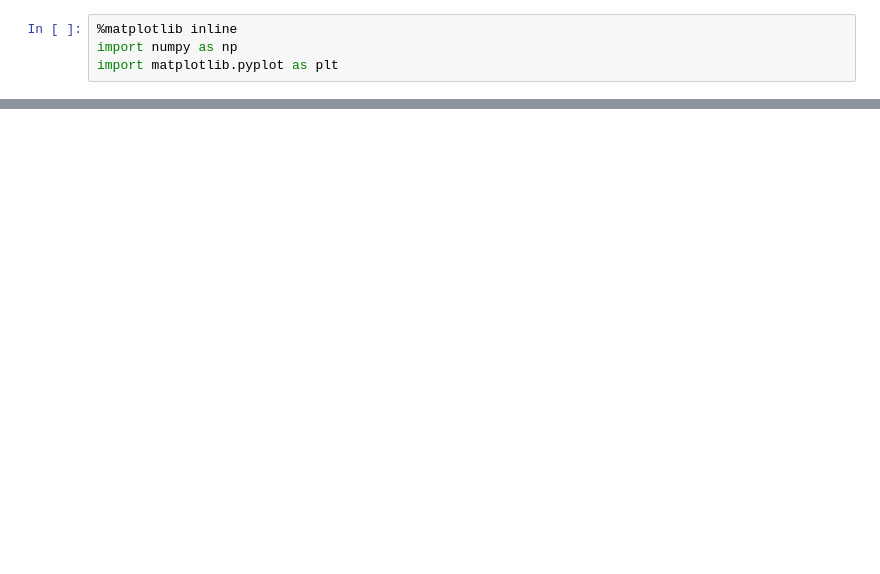
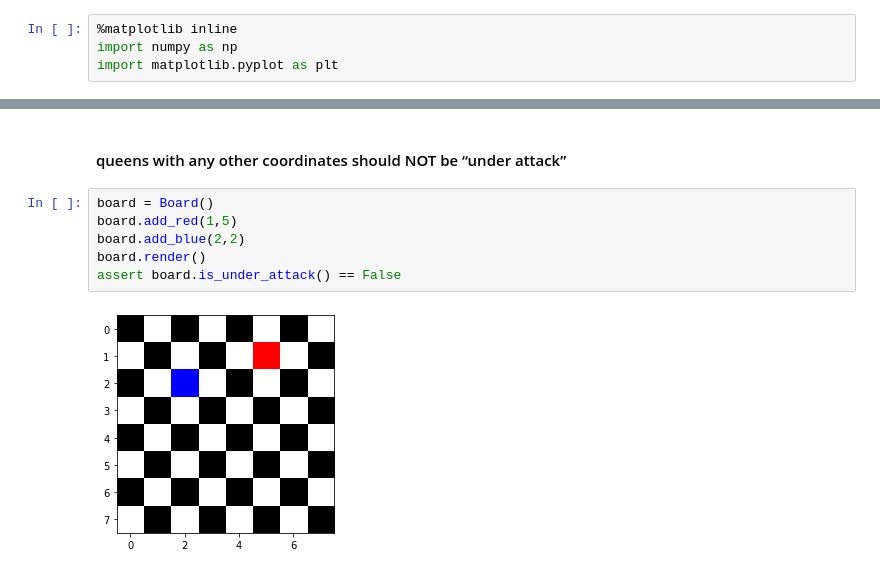
Before and after one commit to okayjones/chess-board, a Jupyter notebook: chess-board.ipynb, the cells around one changed output, grey strips where cells are left out. Drawn from its saved outputs; the diff is of its cells as text; blank space fills up the shorter version.

```diff
--- a/chess-board.ipynb
+++ b/chess-board.ipynb
@@ -36,0 +110,10 @@ board.render()
+# %% [markdown]
+#### queens with any other coordinates should NOT be “under attack”
+# %%
+board = Board()
+board.add_red(1,5)
+board.add_blue(2,2)
+board.render()
+assert board.is_under_attack() == False
+# %% [output]
+[figure, added]
```
Also changed, not shown: parts of 10 cells of this notebook, 1 other file.
